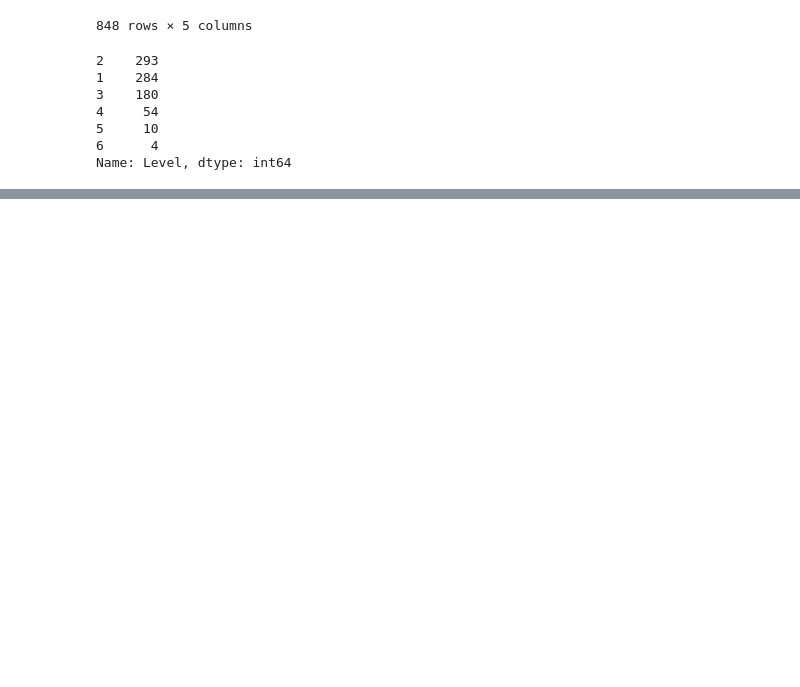
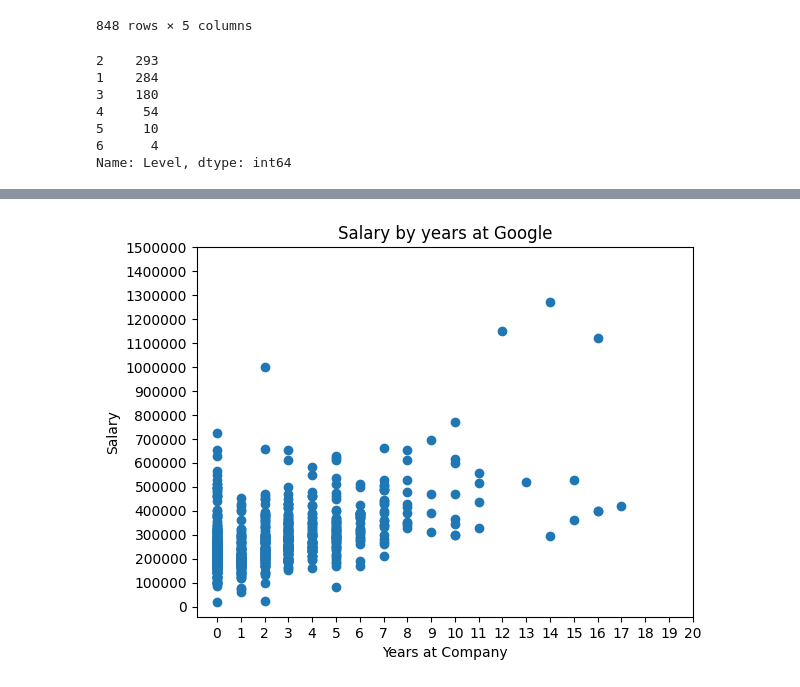
Before and after one commit to noah-hanka/levelsfyiModel, a Jupyter notebook: levels.ipynb, the cells around one changed output, grey strips where cells are left out. Drawn from its saved outputs; the diff is of its cells as text; code cells hidden in the pictures; blank space fills up the shorter version.

```diff
--- a/levels.ipynb
+++ b/levels.ipynb
@@ -250,0 +265,11 @@ df
+# %%
+plt.scatter(df["Years at Company"],df["Salary"])
+plt.title("Salary by years at Google")
+plt.xlabel("Years at Company")
+plt.ylabel("Salary")
+plt.ticklabel_format(axis='both', style='plain')
+plt.yticks([i for i in range(0,1600000,100000)])
+plt.xticks([i for i in range(21)])
+plt.show()
+# %% [output]
+[figure, added]
```
Also changed, not shown: parts of 8 cells of this notebook.
